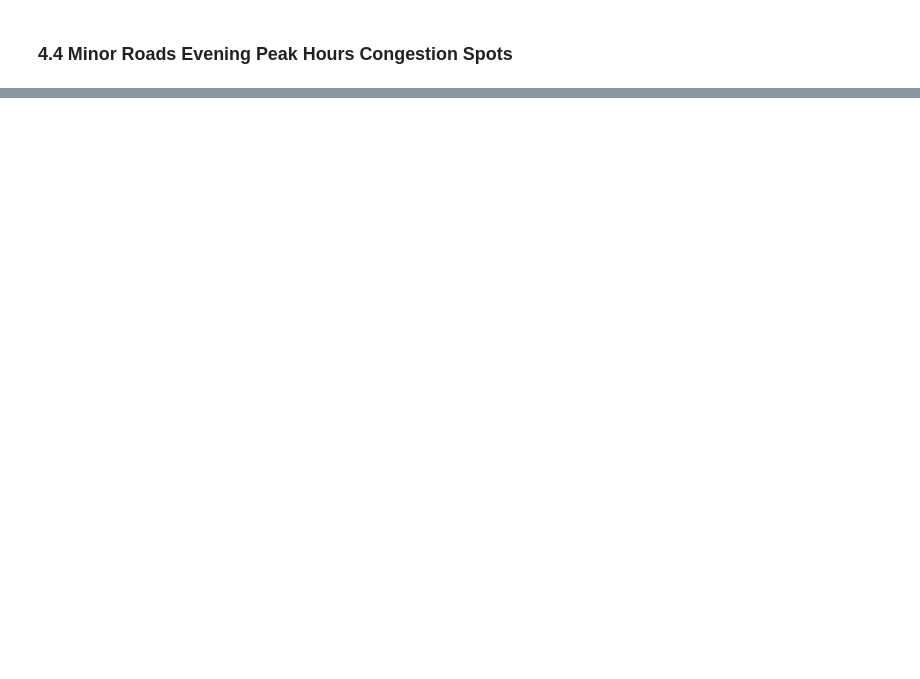
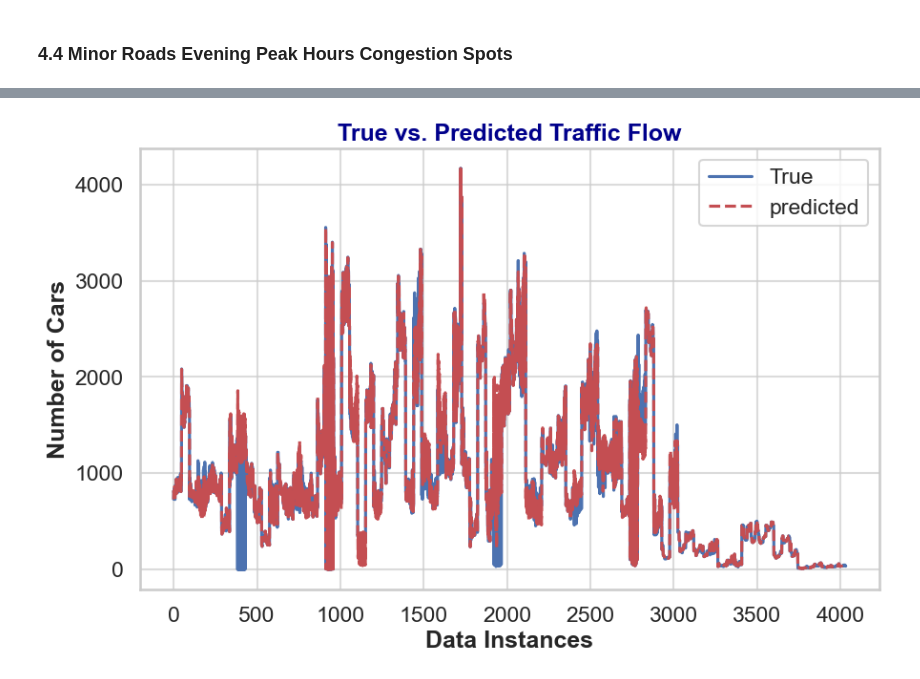
Before and after one commit to faraz-m-awan/traffic_congestion_modeling, a Jupyter notebook: traffic_congestion_modeling.ipynb, the cells around one changed output, grey strips where cells are left out. Drawn from its saved outputs; the diff is of its cells as text; code cells hidden in the pictures; blank space fills up the shorter version.

Commit message:
Added ML Modeling section

```diff
--- a/traffic_congestion_modeling.ipynb
+++ b/traffic_congestion_modeling.ipynb
@@ -647,0 +732,38 @@ m
+# %%
+
+year_threshold=2022
+processed_data=prepareData(df)
+
+
+# Spliting data into train and test data. 9 years of data were used for training and 1 year of data was used for testing.
+x_train=processed_data[processed_data['year']<=year_threshold].drop(columns=['num_cars'])
+y_train=processed_data[processed_data['year']<=year_threshold]['num_cars']
+
+x_test=processed_data[processed_data['year']>year_threshold].drop(columns=['num_cars'])
+y_test=processed_data[processed_data['year']>year_threshold]['num_cars']
+# %%
+
+model = xgb.XGBRegressor(objective='reg:absoluteerror', n_estimators=500, learning_rate=0.1, max_depth=20)
+model.fit(x_train, y_train)
+
+
+y_pred = model.predict(x_test)
+
+
+
+x_test['y_pred']=y_pred
+x_test['y']=y_test
+x_test['error']=x_test['y']-x_test['y_pred']
+x_test.reset_index(drop=True,inplace=True)
+
+plt.figure(figsize=(10, 6))
+plt.plot(x_test.index, x_test['y'], linestyle='-', color='b', label='True')
+plt.plot(x_test.index, x_test['y_pred'], linestyle='--', color='r', label='predicted')
+plt.title("True vs. Predicted Traffic Flow")
+plt.xlabel("Data Instances")
+plt.ylabel("Number of Cars")
+plt.legend()
+plt.grid(True)
+plt.show()
+# %% [output]
+[figure, added]
```
Also changed, not shown: parts of 21 cells of this notebook.
